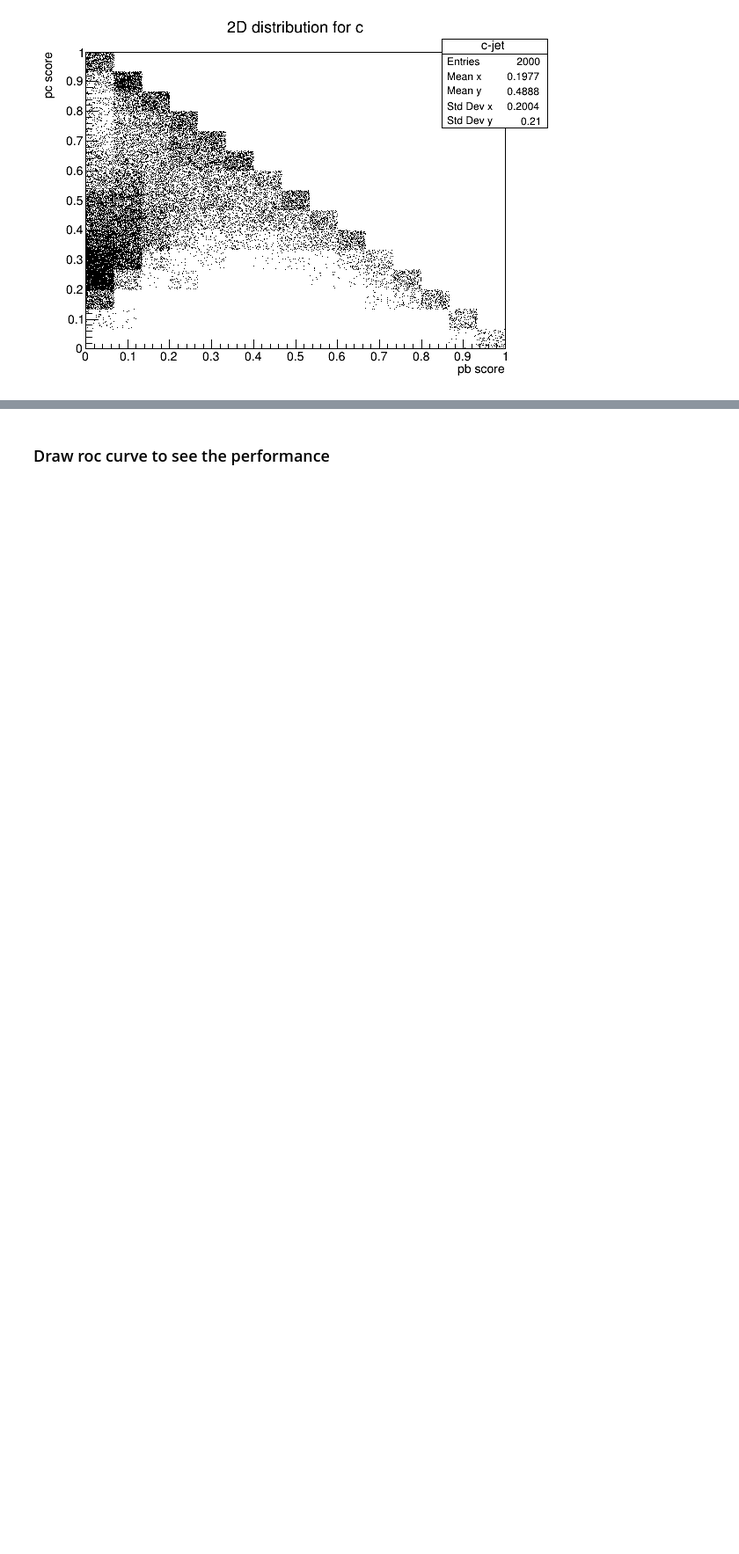
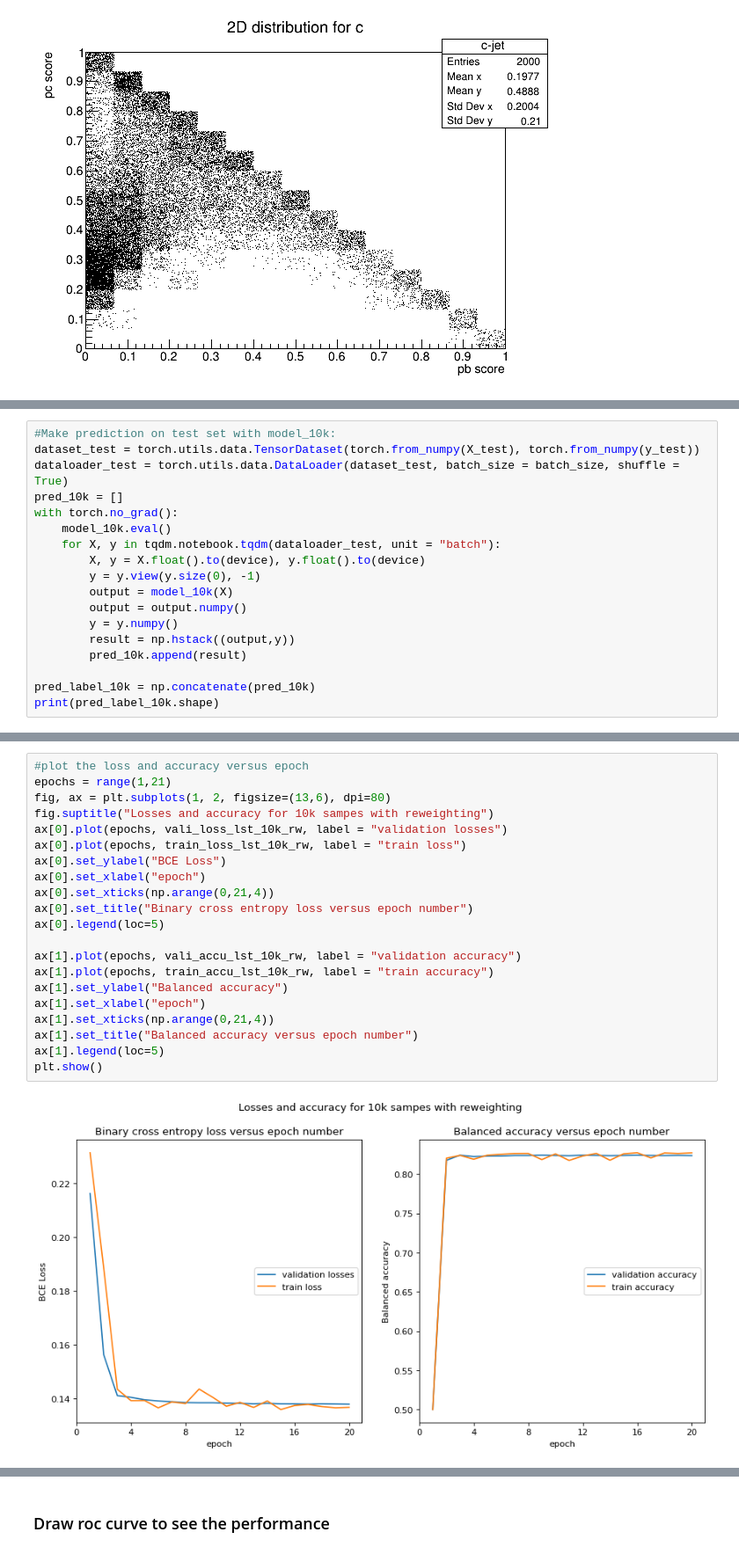
Before and after one commit to hairlessdevil/custom, a Jupyter notebook: custom_proto.ipynb, the cells around one changed output, grey strips where cells are left out. Shown at 88% size. Saved outputs shown, nothing was run; the diff lists cells and outputs as text; blank space fills up the shorter version.

```diff
--- a/custom_proto.ipynb
+++ b/custom_proto.ipynb
@@ -325,0 +341,18 @@ vali accu: 0.7854613205924214, vali loss: 0.2975380528642207
+# %%
+#Make prediction on test set with model_10k:
+dataset_test = torch.utils.data.TensorDataset(torch.from_numpy(X_test), torch.from_numpy(y_test))
+dataloader_test = torch.utils.data.DataLoader(dataset_test, batch_size = batch_size, shuffle = True)
+pred_10k = []
+with torch.no_grad():
+    model_10k.eval()
+    for X, y in tqdm.notebook.tqdm(dataloader_test, unit = "batch"):
+        X, y = X.float().to(device), y.float().to(device)
+        y = y.view(y.size(0), -1)
+        output = model_10k(X)
+        output = output.numpy()
+        y = y.numpy()
+        result = np.hstack((output,y))
+        pred_10k.append(result)
+
+pred_label_10k = np.concatenate(pred_10k)
+print(pred_label_10k.shape)
@@ -372,0 +507,23 @@ Finished Epoch 3 , training loss: 0.2906988406410209
+# %%
+#plot the loss and accuracy versus epoch
+epochs = range(1,21)
+fig, ax = plt.subplots(1, 2, figsize=(13,6), dpi=80)
+fig.suptitle("Losses and accuracy for 10k sampes with reweighting")
+ax[0].plot(epochs, vali_loss_lst_10k_rw, label = "validation losses")
+ax[0].plot(epochs, train_loss_lst_10k_rw, label = "train loss")
+ax[0].set_ylabel("BCE Loss")
+ax[0].set_xlabel("epoch")
+ax[0].set_xticks(np.arange(0,21,4))
+ax[0].set_title("Binary cross entropy loss versus epoch number")
+ax[0].legend(loc=5)
+
+ax[1].plot(epochs, vali_accu_lst_10k_rw, label = "validation accuracy")
+ax[1].plot(epochs, train_accu_lst_10k_rw, label = "train accuracy")
+ax[1].set_ylabel("Balanced accuracy")
+ax[1].set_xlabel("epoch")
+ax[1].set_xticks(np.arange(0,21,4))
+ax[1].set_title("Balanced accuracy versus epoch number")
+ax[1].legend(loc=5)
+plt.show()
+# %% [output]
+[figure, added]
```
Also changed, not shown: parts of 31 cells of this notebook.
